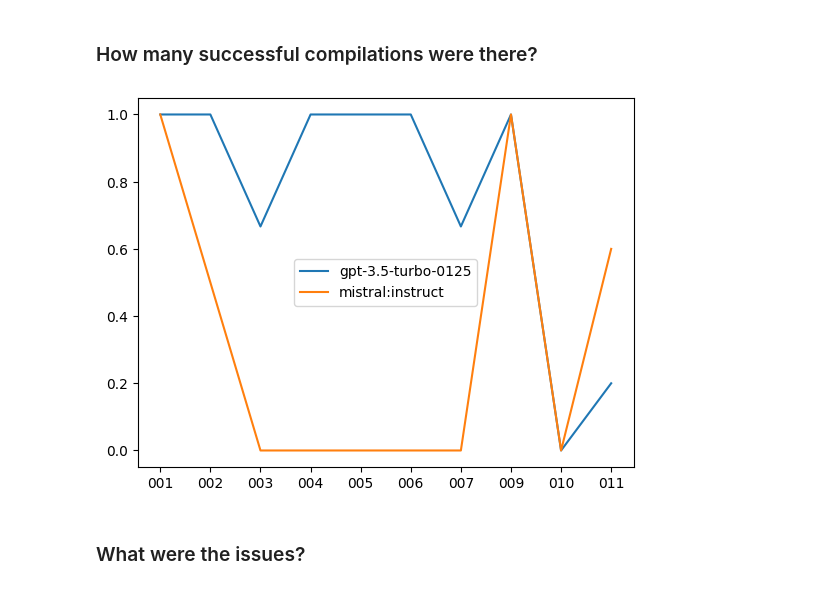
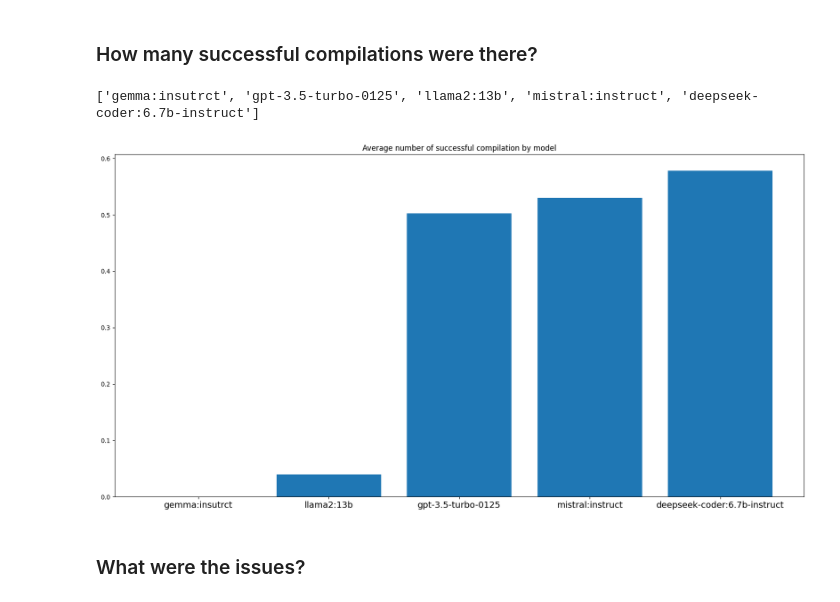
Before and after one commit to davidfrisch/vv_cw_2, a Jupyter notebook: pipeline/jupyter-notebook/results.ipynb, the cells around one changed output. Drawn from its saved outputs; the diff is of its cells as text; code cells hidden in the pictures.

```diff
--- a/pipeline/jupyter-notebook/results.ipynb
+++ b/pipeline/jupyter-notebook/results.ipynb
@@ -3,7 +8,7 @@
 # %%
 import json
 import os
-results_path = os.path.join('..','data')
+results_path = os.path.join('results')
 results_folders = []
 
 for root, dirs, files in os.walk(results_path):
@@ -87,7 +160,8 @@ for model in models:
 sorted_questions = sorted(questions)
 total_extracted_x = [question_name.split('_')[1] for question_name in sorted_questions]
 total_extracted_y = []
-
+average_extracted_y = {}
+print(models)
 for model in models:
     total_extracted_y = []
     for question in sorted_questions:
@@ -102,6 +176,16 @@ for model in models:
                     total_extracted_y.append(extracted_success_rate/len(results['tries']))
                     break
 
-    plt.plot(total_extracted_x, total_extracted_y, label=model)
-    plt.legend()
+
+    average_extracted = sum(total_extracted_y) / len(total_extracted_y)
+    average_extracted_y[model] = average_extracted
+
+
+average_extracted_y = dict(sorted(average_extracted_y.items(), key=lambda item: item[1]))
+fig = plt.gcf()
+fig.set_size_inches(20, 10)
+plt.bar(average_extracted_y.keys(), average_extracted_y.values())
+plt.xticks(fontsize=14)
+plt.title('Average number of successful extracted by model')
+plt.show()
 # %% [output]
@@ -173,31 +291,39 @@ for model in models:
 
 ### How many successful compilations were there?
 # %%
-# "number_of_issues" is not None
 sorted_questions = sorted(questions)
-number_of_issues_x = [question_name.split('_')[1] for question_name in sorted_questions]
-number_of_issues_y = []
-
+total_compilation_x = [question_name.split('_')[1] for question_name in sorted_questions]
+total_compilation_y = []
+average_compilation_y = {}
+print(models)
 for model in models:
-    number_of_issues_y = []
-    sorted_questions = sorted(questions)
-
+    total_compilation_y = []
     for question in sorted_questions:
         for report, questions_reported in data.items():
             if question in questions_reported:
                 results = questions_reported[question]
                 if results['model'] == model:
-                    compilation_succeeded = 0
+                    compilation_success_rate = 0
                     for retry in results['tries']:
-                        if results['tries'][retry]['number_of_issues'] is not None:
-                            compilation_succeeded += 1
+                        if results['tries'][retry]['number_of_issues'] == 0:
+                            compilation_success_rate += 1
+                    total_compilation_y.append(compilation_success_rate/len(results['tries']))
+                    break
 
-                    number_of_issues_y.append(compilation_succeeded/len(results['tries']))
+    average_compilation = sum(total_compilation_y) / len(total_compilation_y)
+    average_compilation_y[model] = average_compilation
 
-    plt.plot(number_of_issues_x, number_of_issues_y, label=model)
-    plt.legend()
+
+average_compilation_y = dict(sorted(average_compilation_y.items(), key=lambda item: item[1]))
+fig = plt.gcf()
+fig.set_size_inches(20, 10)
+plt.bar(average_compilation_y.keys(), average_compilation_y.values())
+plt.xticks(fontsize=14)
+plt.title('Average number of successful compilation by model')
+plt.show()
 # %% [output]
+['gemma:insutrct', 'gpt-3.5-turbo-0125', 'llama2:13b', 'mistral:instruct', 'deepseek-coder:6.7b-instruct']
-[figure, old version]
+[figure, new version]
 # %% [markdown]
 
 
```
Also changed, not shown: parts of 11 cells of this notebook.
